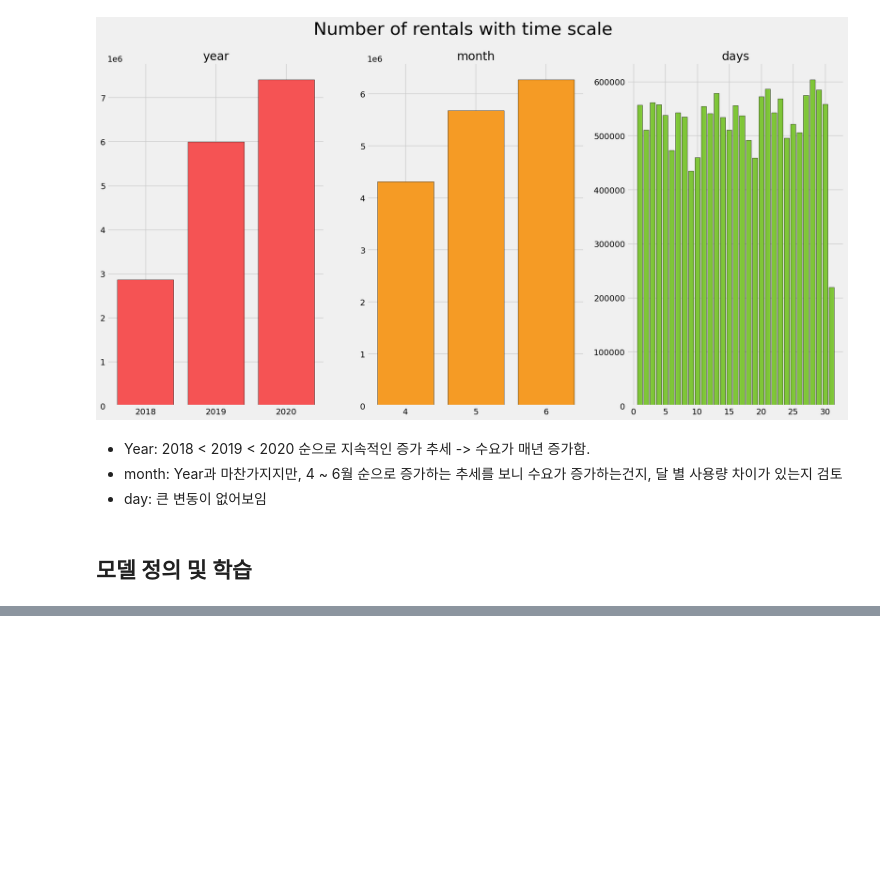
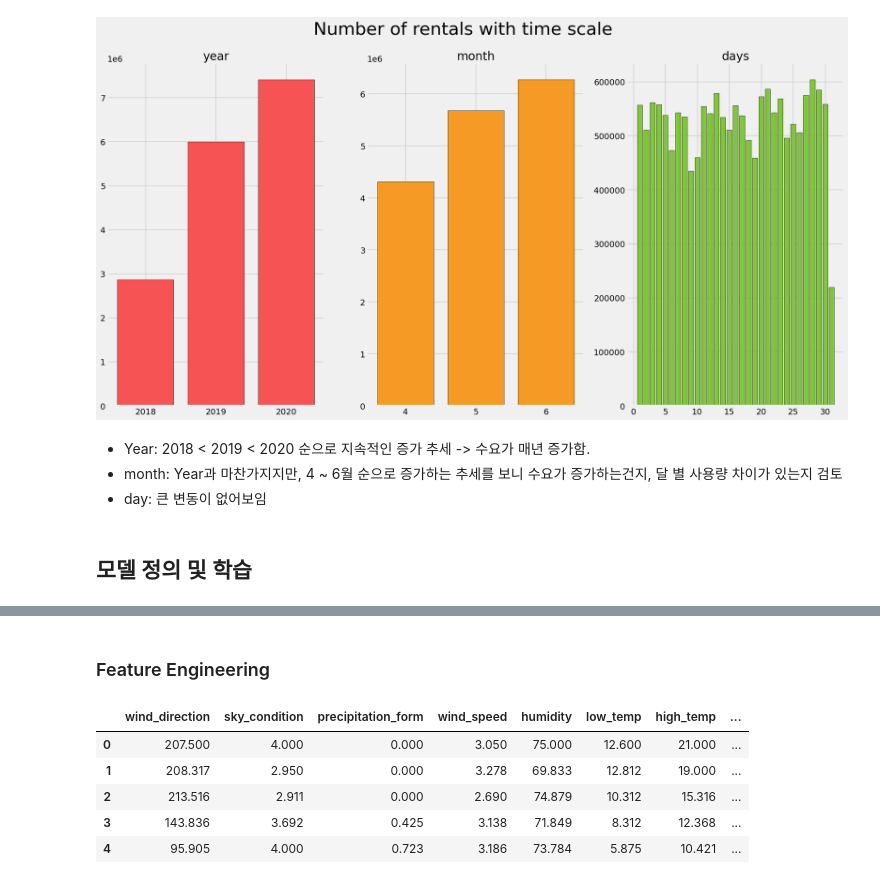
Before and after one commit to woogi123/data_analysis-ML, a Jupyter notebook: 서울시따릉이/Seoul_data_처리.ipynb, the cells around one changed output, grey strips where cells are left out. Cells and saved outputs as stored; diff of their text form; code cells hidden in the pictures; blank space fills up the shorter version.

Commit message:
생각 기반의 Feature Engineering

```diff
--- a/서울시따릉이/Seoul_data_처리.ipynb
+++ b/서울시따릉이/Seoul_data_처리.ipynb
@@ -236,0 +252,17 @@ NMAE(y, y_pred)
+# %% [markdown]
+### Feature Engineering
+# %%
+# Weekend 인코딩
+from sklearn.preprocessing import LabelEncoder
+
+le = LabelEncoder()
+le.fit(week_day)
+X['week_day'] = le.transform(week_day)
+X.head()
+# %% [output]
+|  | wind_direction | sky_condition | precipitation_form | wind_speed | humidity | low_temp | high_temp | ... |
+| 0 | 207.500 | 4.000 | 0.000 | 3.050 | 75.000 | 12.600 | 21.000 | ... |
+| 1 | 208.317 | 2.950 | 0.000 | 3.278 | 69.833 | 12.812 | 19.000 | ... |
+| 2 | 213.516 | 2.911 | 0.000 | 2.690 | 74.879 | 10.312 | 15.316 | ... |
+| 3 | 143.836 | 3.692 | 0.425 | 3.138 | 71.849 | 8.312 | 12.368 | ... |
+| 4 | 95.905 | 4.000 | 0.723 | 3.186 | 73.784 | 5.875 | 10.421 | ... |
```
Also changed, not shown: parts of 8 cells of this notebook, 1 other file.
